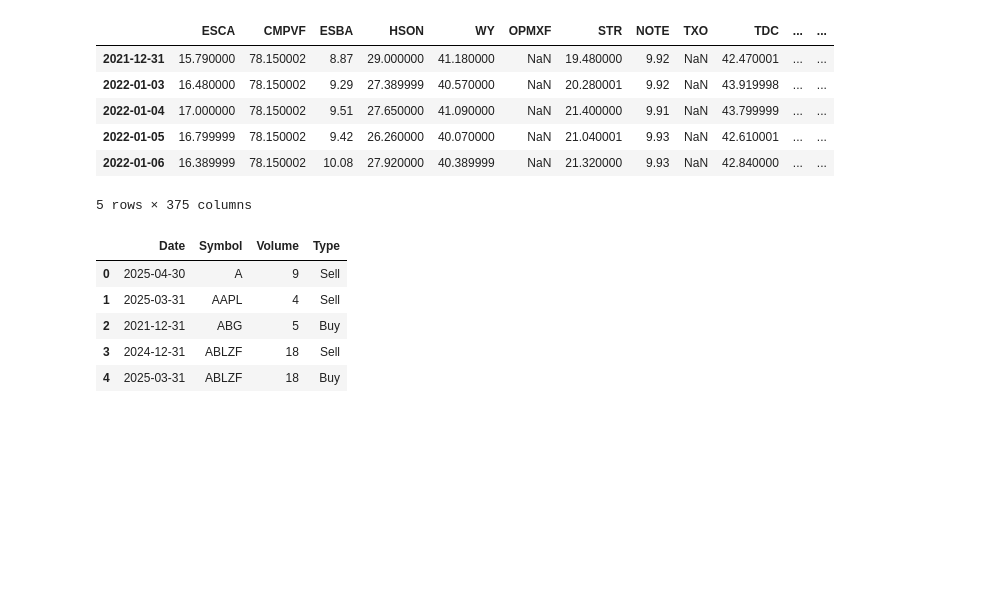
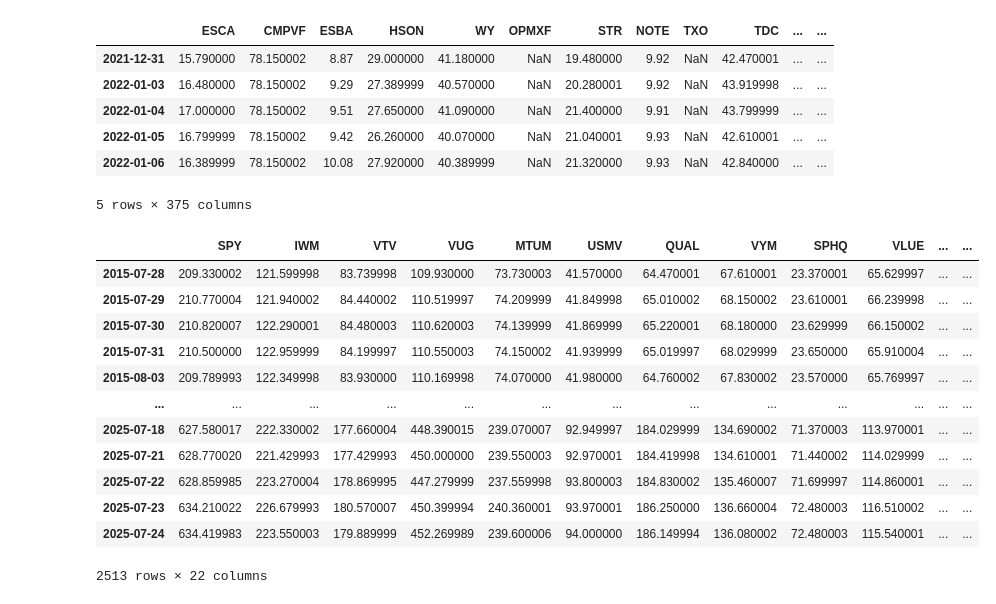
Before and after one commit to cyrillerv/backtesting_lib, a Jupyter notebook: examples/getting_started.ipynb, the cells around one changed output. Saved outputs shown, nothing was run; the diff lists cells and outputs as text; code cells hidden in the pictures; blank space fills up the shorter version.

Commit message:
add benchmark comparaison logic you can now enter a df in input and it will realize a multilinear regression with the columns in input => allow to see factor exposition

```diff
--- a/examples/getting_started.ipynb
+++ b/examples/getting_started.ipynb
@@ -26,13 +26,24 @@ df_stock_prices.head()
 | 2022-01-05 | 16.799999 | 78.150002 | 9.42 | 26.260000 | 40.070000 | NaN | 21.040001 | 9.93 | NaN | 42.610001 | ... | ... |
 | 2022-01-06 | 16.389999 | 78.150002 | 10.08 | 27.920000 | 40.389999 | NaN | 21.320000 | 9.93 | NaN | 42.840000 | ... | ... |
 5 rows × 375 columns
-# %%
-orders_df_input.head()
-# %% [output]
-|  | Date | Symbol | Volume | Type |
-| 0 | 2025-04-30 | A | 9 | Sell |
-| 1 | 2025-03-31 | AAPL | 4 | Sell |
-| 2 | 2021-12-31 | ABG | 5 | Buy |
-| 3 | 2024-12-31 | ABLZF | 18 | Sell |
-| 4 | 2025-03-31 | ABLZF | 18 | Buy |
+# %%
+bench_df_input = pd.read_excel(r"ETF_Bench.xlsx")
+bench_df_input.set_index('Unnamed: 0', inplace=True)
+bench_df_input.index.name = None
+# bench_df_input.drop(columns=['Unnamed: 0'], inplace=True)
+bench_df_input
+# %% [output]
+|  | SPY | IWM | VTV | VUG | MTUM | USMV | QUAL | VYM | SPHQ | VLUE | ... | ... |
+| 2015-07-28 | 209.330002 | 121.599998 | 83.739998 | 109.930000 | 73.730003 | 41.570000 | 64.470001 | 67.610001 | 23.370001 | 65.629997 | ... | ... |
+| 2015-07-29 | 210.770004 | 121.940002 | 84.440002 | 110.519997 | 74.209999 | 41.849998 | 65.010002 | 68.150002 | 23.610001 | 66.239998 | ... | ... |
+| 2015-07-30 | 210.820007 | 122.290001 | 84.480003 | 110.620003 | 74.139999 | 41.869999 | 65.220001 | 68.180000 | 23.629999 | 66.150002 | ... | ... |
+| 2015-07-31 | 210.500000 | 122.959999 | 84.199997 | 110.550003 | 74.150002 | 41.939999 | 65.019997 | 68.029999 | 23.650000 | 65.910004 | ... | ... |
+| 2015-08-03 | 209.789993 | 122.349998 | 83.930000 | 110.169998 | 74.070000 | 41.980000 | 64.760002 | 67.830002 | 23.570000 | 65.769997 | ... | ... |
+| ... | ... | ... | ... | ... | ... | ... | ... | ... | ... | ... | ... | ... |
+| 2025-07-18 | 627.580017 | 222.330002 | 177.660004 | 448.390015 | 239.070007 | 92.949997 | 184.029999 | 134.690002 | 71.370003 | 113.970001 | ... | ... |
+| 2025-07-21 | 628.770020 | 221.429993 | 177.429993 | 450.000000 | 239.550003 | 92.970001 | 184.419998 | 134.610001 | 71.440002 | 114.029999 | ... | ... |
+| 2025-07-22 | 628.859985 | 223.270004 | 178.869995 | 447.279999 | 237.559998 | 93.800003 | 184.830002 | 135.460007 | 71.699997 | 114.860001 | ... | ... |
+| 2025-07-23 | 634.210022 | 226.679993 | 180.570007 | 450.399994 | 240.360001 | 93.970001 | 186.250000 | 136.660004 | 72.480003 | 116.510002 | ... | ... |
+| 2025-07-24 | 634.419983 | 223.550003 | 179.889999 | 452.269989 | 239.600006 | 94.000000 | 186.149994 | 136.080002 | 72.480003 | 115.540001 | ... | ... |
+2513 rows × 22 columns
 # %%
```
Also changed, not shown: parts of 2 cells of this notebook, 4 other files.
